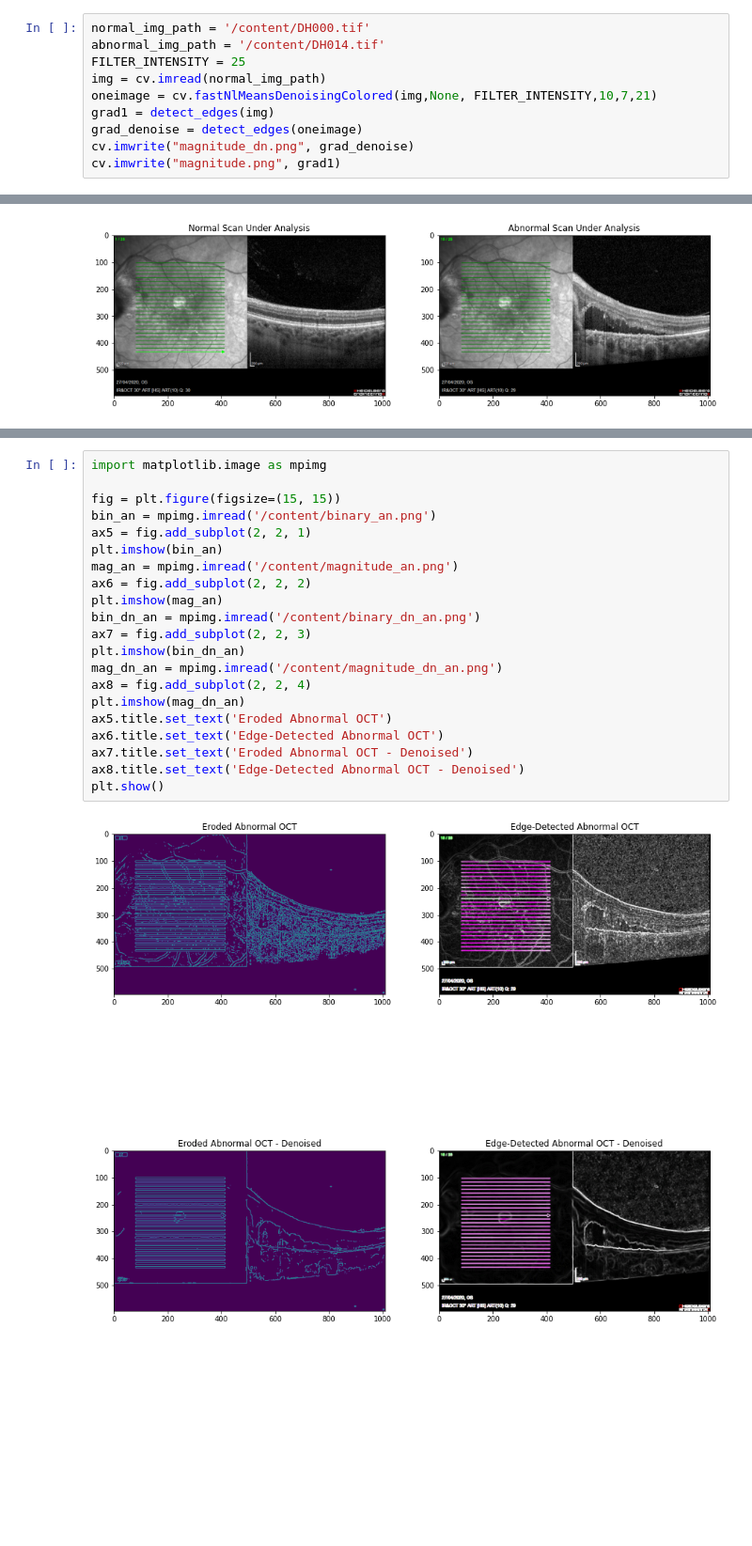
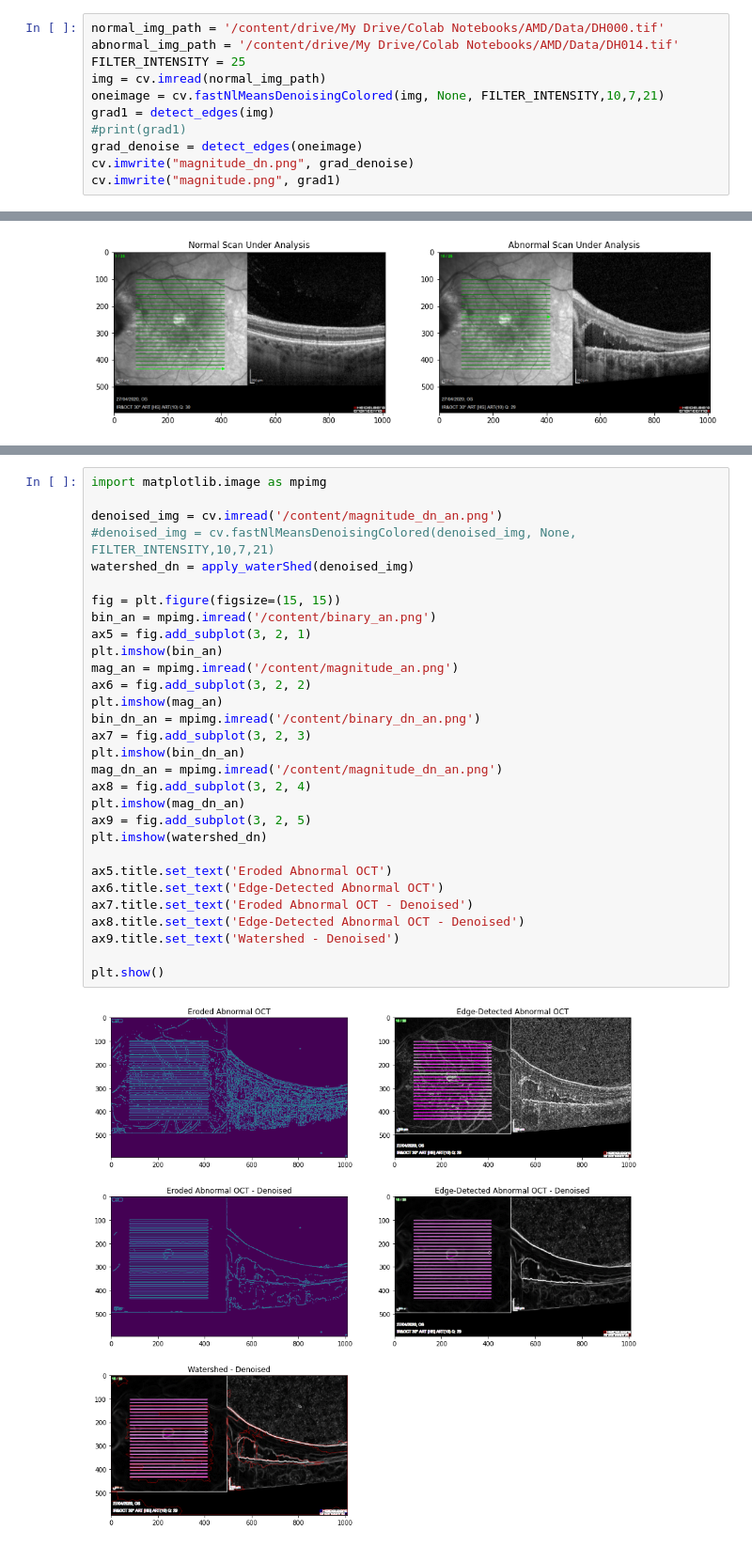
Before and after one commit to musman2012/imaging-research, a Jupyter notebook: OpenCV/WorkingwithOCTImages.ipynb, the cells around one changed output, grey strips where cells are left out. Shown at 94% size. Saved outputs shown, nothing was run; the diff lists cells and outputs as text; blank space fills up the shorter version.

```diff
--- a/OpenCV/WorkingwithOCTImages.ipynb
+++ b/OpenCV/WorkingwithOCTImages.ipynb
@@ -35,12 +46,13 @@ def return_binary(img):
   ret, binary = cv.threshold(edges, 15, 255, cv.THRESH_BINARY)
   return (ret, binary)
 # %%
-normal_img_path = '/content/DH000.tif'
-abnormal_img_path = '/content/DH014.tif'
+normal_img_path = '/content/drive/My Drive/Colab Notebooks/AMD/Data/DH000.tif'
+abnormal_img_path = '/content/drive/My Drive/Colab Notebooks/AMD/Data/DH014.tif'
 FILTER_INTENSITY = 25
 img = cv.imread(normal_img_path)
-oneimage = cv.fastNlMeansDenoisingColored(img,None, FILTER_INTENSITY,10,7,21)
+oneimage = cv.fastNlMeansDenoisingColored(img, None, FILTER_INTENSITY,10,7,21)
 grad1 = detect_edges(img)
+#print(grad1)
 grad_denoise = detect_edges(oneimage)
 cv.imwrite("magnitude_dn.png", grad_denoise)
 cv.imwrite("magnitude.png", grad1)
@@ -112,23 +164,32 @@ plt.show()
 # %%
 import matplotlib.image as mpimg
 
+denoised_img = cv.imread('/content/magnitude_dn_an.png')
+#denoised_img = cv.fastNlMeansDenoisingColored(denoised_img, None, FILTER_INTENSITY,10,7,21)
+watershed_dn = apply_waterShed(denoised_img)
+
 fig = plt.figure(figsize=(15, 15))
 bin_an = mpimg.imread('/content/binary_an.png')
-ax5 = fig.add_subplot(2, 2, 1)
+ax5 = fig.add_subplot(3, 2, 1)
 plt.imshow(bin_an)
 mag_an = mpimg.imread('/content/magnitude_an.png')
-ax6 = fig.add_subplot(2, 2, 2)
+ax6 = fig.add_subplot(3, 2, 2)
 plt.imshow(mag_an)
 bin_dn_an = mpimg.imread('/content/binary_dn_an.png')
-ax7 = fig.add_subplot(2, 2, 3)
+ax7 = fig.add_subplot(3, 2, 3)
 plt.imshow(bin_dn_an)
 mag_dn_an = mpimg.imread('/content/magnitude_dn_an.png')
-ax8 = fig.add_subplot(2, 2, 4)
+ax8 = fig.add_subplot(3, 2, 4)
 plt.imshow(mag_dn_an)
+ax9 = fig.add_subplot(3, 2, 5)
+plt.imshow(watershed_dn)
+
 ax5.title.set_text('Eroded Abnormal OCT')
 ax6.title.set_text('Edge-Detected Abnormal OCT')
 ax7.title.set_text('Eroded Abnormal OCT - Denoised')
 ax8.title.set_text('Edge-Detected Abnormal OCT - Denoised')
+ax9.title.set_text('Watershed - Denoised')
+
 plt.show()
 # %% [output]
-[figure, old version]
+[figure, new version]
```
Also changed, not shown: parts of 6 cells of this notebook.
